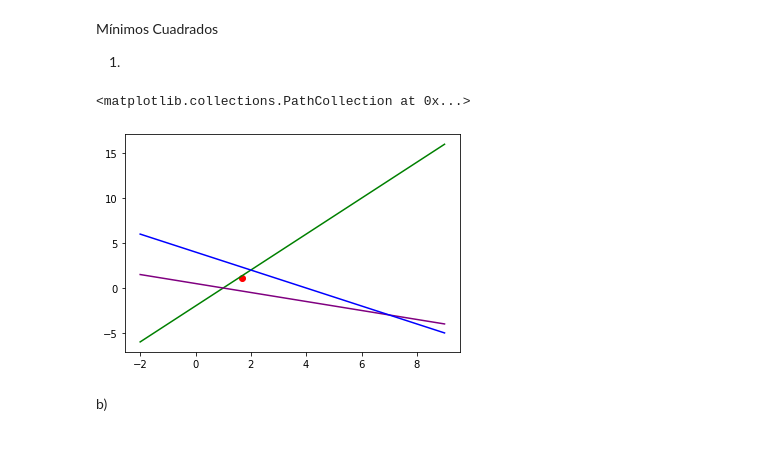
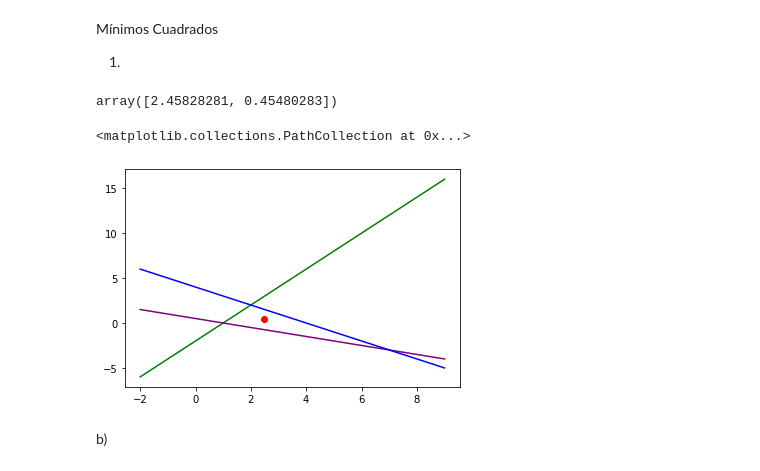
Before and after one commit to lsperezm/Metodos1-LauraPerez-SofiaLizarazo, a Jupyter notebook: Taller3/Taller3-LauraSofiaPerez-BrendaSofiaLizarazo.ipynb, the cells around one changed output. Cells and saved outputs as stored; diff of their text form; code cells hidden in the pictures.

```diff
--- a/Taller3/Taller3-LauraSofiaPerez-BrendaSofiaLizarazo.ipynb
+++ b/Taller3/Taller3-LauraSofiaPerez-BrendaSofiaLizarazo.ipynb
@@ -758,31 +758,29 @@ linea3=np.array([-1,4])
 
 def find_common_point(l1, l2, l3):
     A = np.array([
-        [l1[0], -1],
-        [l2[0], -1],
-        [l3[0], -1]
-    ])
+        [l1[0], 1],
+        [l2[0], 0],
+        [l3[0], 0 ]])
     b = np.array([
-        -l1[1],
-        -l2[1],
-        -l3[1]
-    ])
-    x = np.linalg.lstsq(A, b, rcond=None)[0]
+        l1[1],
+        l2[1],
+        l3[1]])
+    x = np.linalg.lstsq(A, b, rcond=None)[3]
     return x
 
 common_point = find_common_point(linea1, linea2, linea3)
+common_point
+# %% [output]
+array([2.45828281, 0.45480283])
 # %%
 x=np.linspace(-2,9,100000)
-l1= (lambda x: 2*x  -2)
-l2= (lambda x: (1-x)/2)
-l3= (lambda x: 4-x)
 plt.plot(x,l1(x), color='green')
 plt.plot(x,l2(x),color='purple')
 plt.plot(x,l3(x), color='blue')
-plt.scatter(common_point[0],common_point[1], color='red')
+plt.scatter(common_point[0], common_point[1], color='red')
 # %% [output]
 <matplotlib.collections.PathCollection at 0x...>
-[figure, old version]
+[figure, new version]
 # %% [markdown]
 b)
 # %%
```
Also changed, not shown: parts of 2 cells of this notebook.
